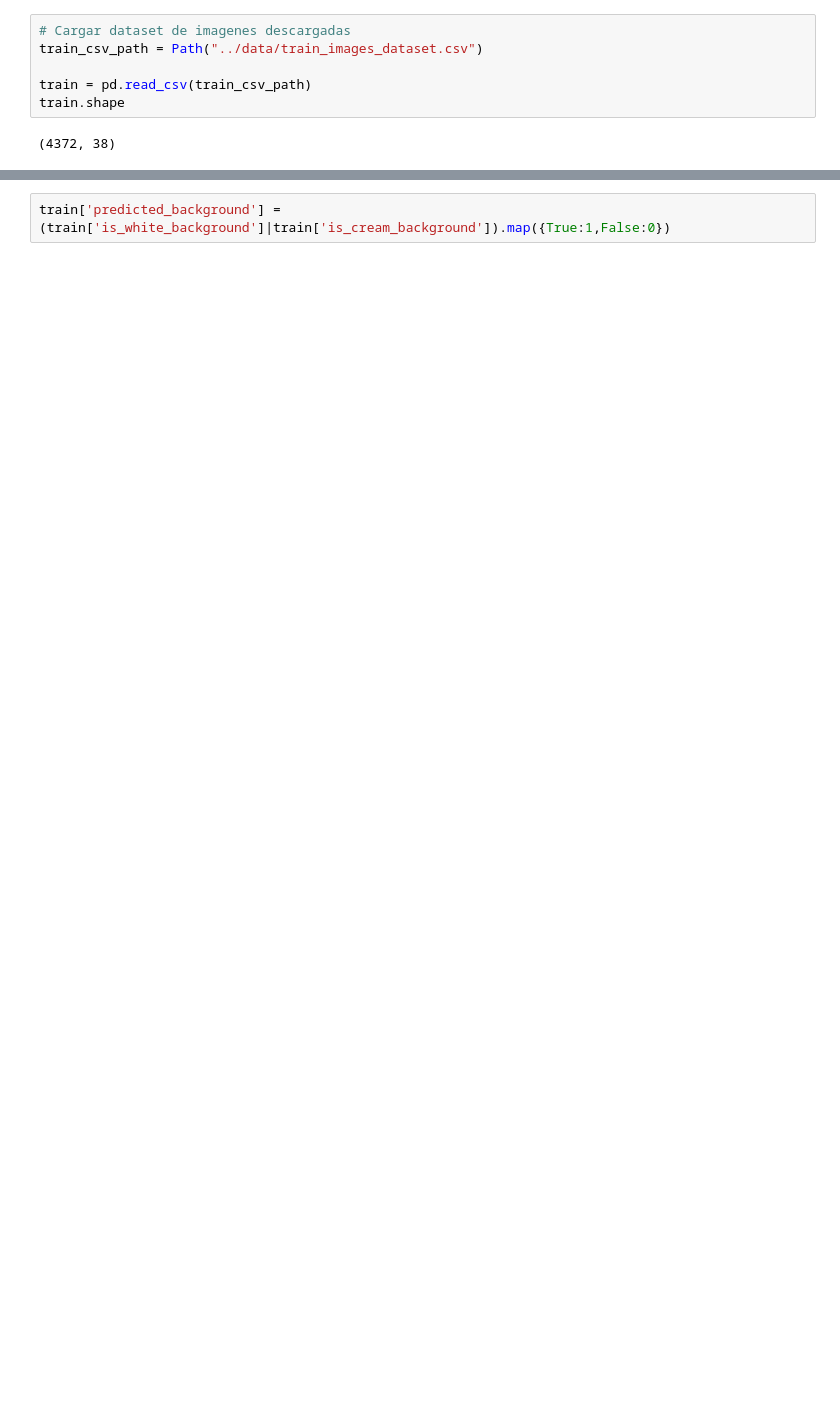
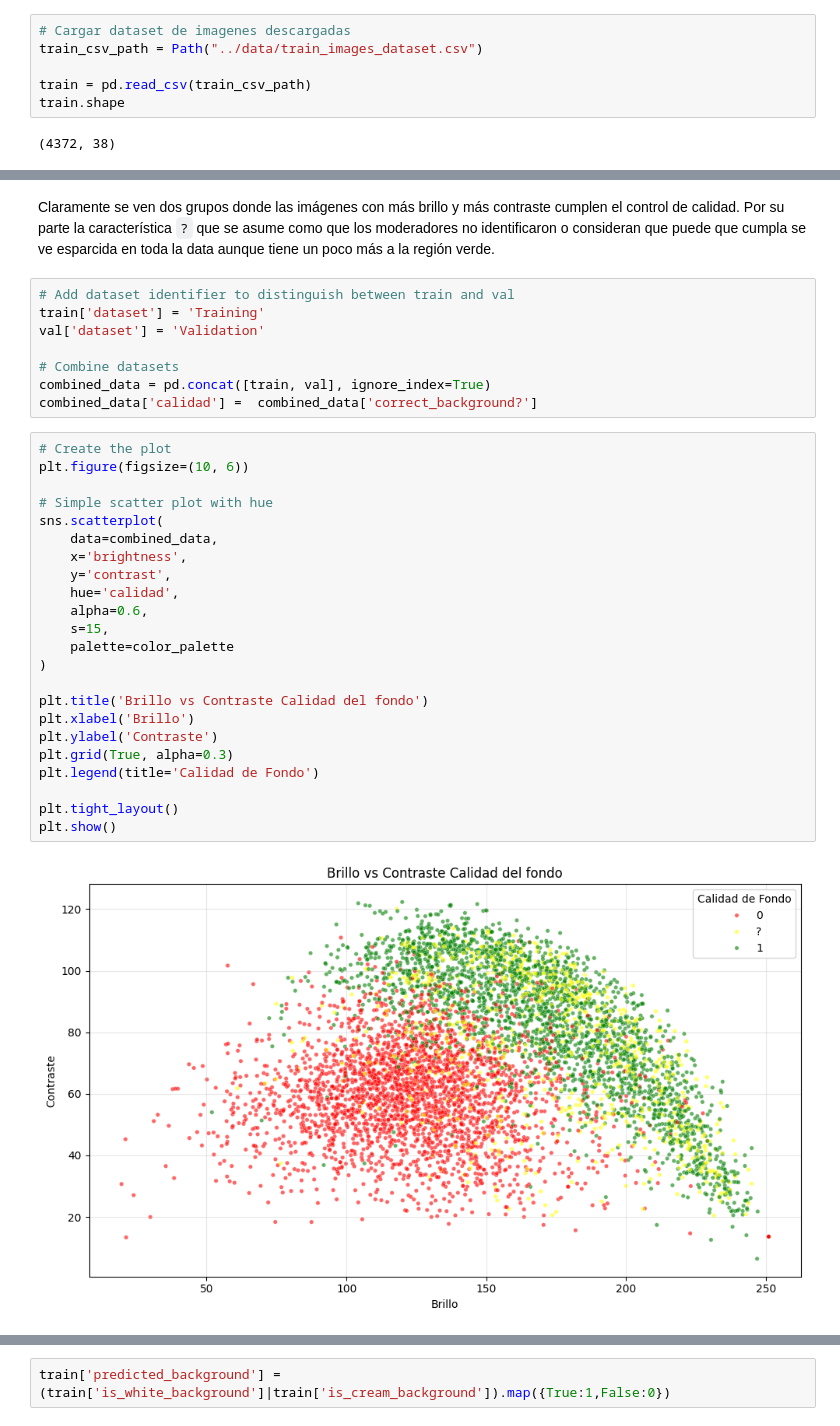
Before and after one commit to jucasamesa/prueba_tecnica_cvc, a Jupyter notebook: image-classification-app/notebooks/prueba_tecnica_cvc.ipynb, the cells around one changed output, grey strips where cells are left out. Saved outputs shown, nothing was run; the diff lists cells and outputs as text; blank space fills up the shorter version.

```diff
--- a/image-classification-app/notebooks/prueba_tecnica_cvc.ipynb
+++ b/image-classification-app/notebooks/prueba_tecnica_cvc.ipynb
@@ -210,0 +327,35 @@ train.sample(1)
+# %% [markdown]
+Claramente se ven dos grupos donde las imágenes con más brillo y más contraste cumplen el control de calidad. Por su parte la característica `?` que se asume como que los moderadores no identificaron o consideran que puede que cumpla se ve esparcida en toda la data aunque tiene un poco más a la región verde.
+# %%
+# Add dataset identifier to distinguish between train and val
+train['dataset'] = 'Training'
+val['dataset'] = 'Validation'
+
+# Combine datasets
+combined_data = pd.concat([train, val], ignore_index=True)
+combined_data['calidad'] =  combined_data['correct_background?']
+# %%
+# Create the plot
+plt.figure(figsize=(10, 6))
+
+# Simple scatter plot with hue
+sns.scatterplot(
+    data=combined_data,
+    x='brightness',
+    y='contrast',
+    hue='calidad',
+    alpha=0.6,
+    s=15,
+    palette=color_palette
+)
+
+plt.title('Brillo vs Contraste Calidad del fondo')
+plt.xlabel('Brillo')
+plt.ylabel('Contraste')
+plt.grid(True, alpha=0.3)
+plt.legend(title='Calidad de Fondo')
+
+plt.tight_layout()
+plt.show()
+# %% [output]
+[figure, added]
```
Also changed, not shown: parts of 49 cells of this notebook, 29 other files.
